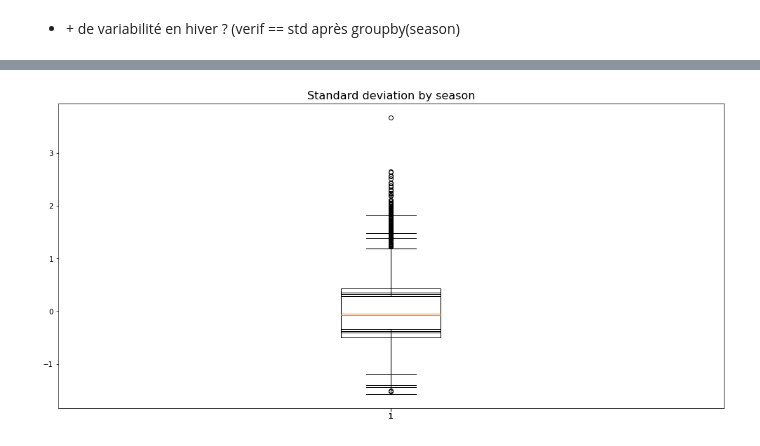
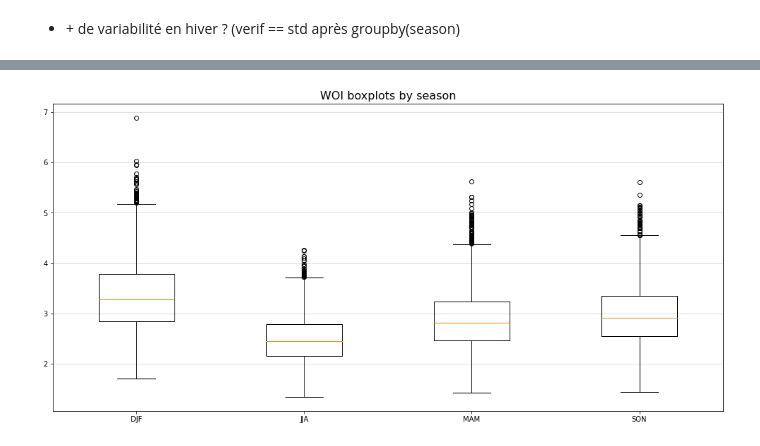
Before and after one commit to bchatelon/year_weather_regime, a Jupyter notebook: wind_outage.ipynb, the cells around one changed output, grey strips where cells are left out. Saved outputs shown, nothing was run; the diff lists cells and outputs as text; code cells hidden in the pictures.

Commit message:
seasonnal boxplots

```diff
--- a/wind_outage.ipynb
+++ b/wind_outage.ipynb
@@ -185,10 +211,13 @@ ws_index_danom_std = ws_index_danom.groupby('time.season').std('time')
 # %%
 fig = plt.figure(figsize=(17, 8))
 
 ax = fig.add_subplot(1, 1, 1)
-ax.set_title('Standard deviation by season', fontsize = 16)
+ax.set_title('WOI boxplots by season', fontsize = 16)
+test=[]
 for season in ws_index_danom_std.season.values :
-    ax.boxplot(ws_index_danom.groupby('time.season')[season])
+    test.append(ws_index.ws.groupby('time.season')[season])
+ax.boxplot(test, labels = ws_index_danom_std.season.values)
+ax.grid(axis = 'y', alpha = 0.5)
 plt.show()
 # %% [output]
-[figure, old version]
+[figure, new version]
```
Also changed, not shown: parts of 5 cells of this notebook.
